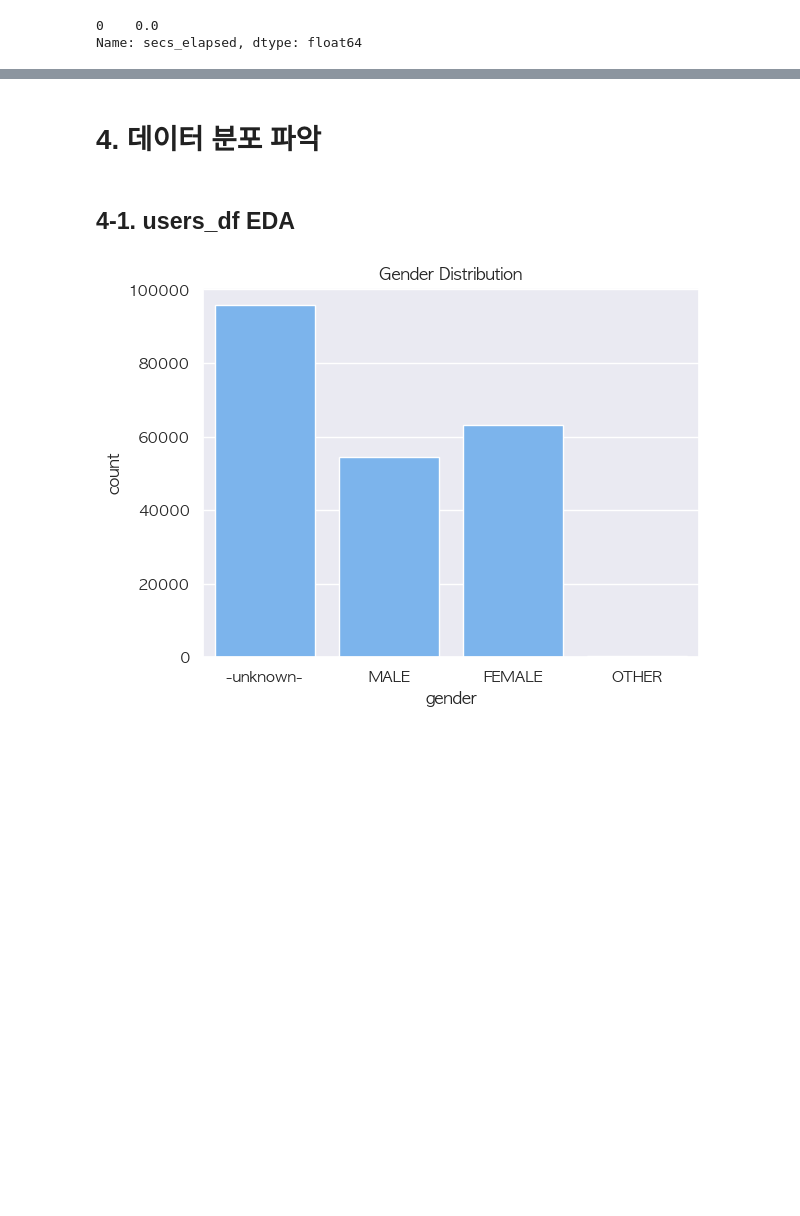
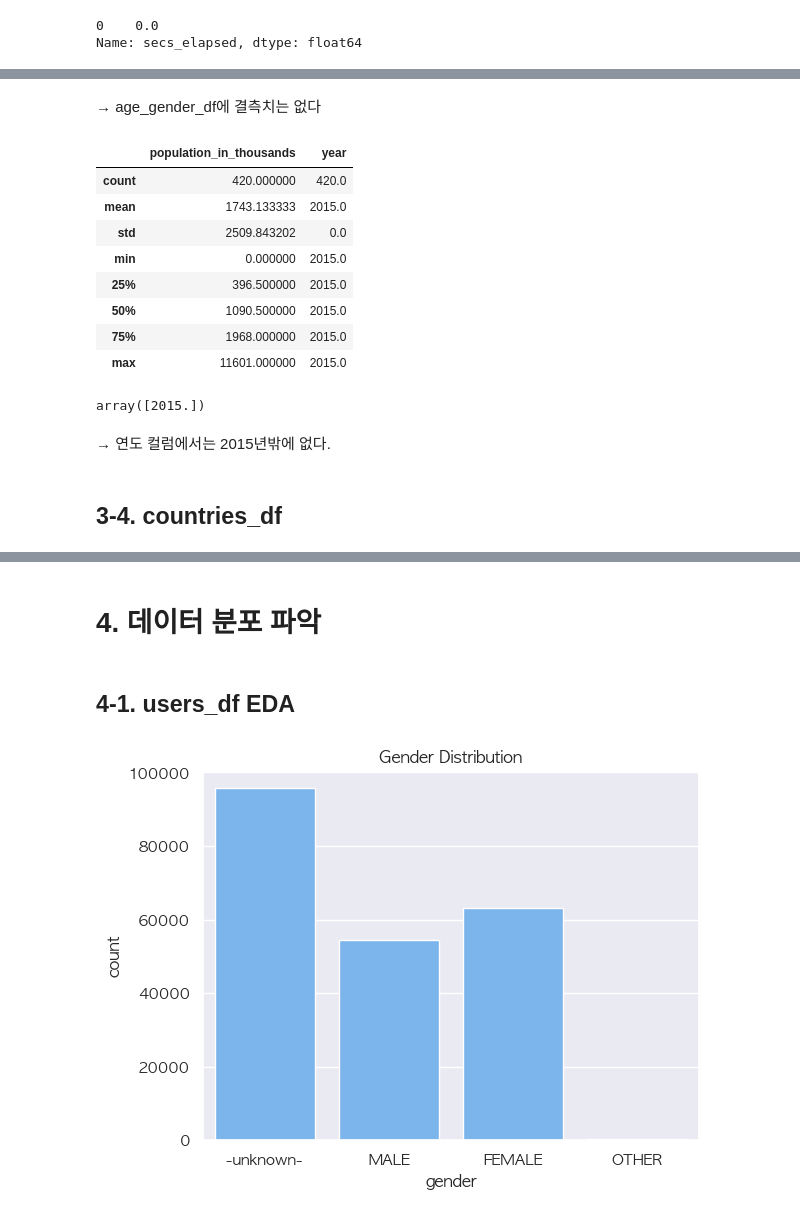
Before and after one commit to SUUYEONN/DevCourse_Final_project, a Jupyter notebook: SYB_EDA.ipynb, the cells around one changed output, grey strips where cells are left out. Cells and saved outputs as stored; diff of their text form; code cells hidden in the pictures; blank space fills up the shorter version.

```diff
--- a/SYB_EDA.ipynb
+++ b/SYB_EDA.ipynb
@@ -303,0 +371,22 @@ Name: secs_elapsed, dtype: float64
+# %% [markdown]
+→ age_gender_df에 결측치는 없다
+# %%
+age_gender_df.describe()
+# %% [output]
+|  | population_in_thousands | year |
+| count | 420.000000 | 420.0 |
+| mean | 1743.133333 | 2015.0 |
+| std | 2509.843202 | 0.0 |
+| min | 0.000000 | 2015.0 |
+| 25% | 396.500000 | 2015.0 |
+| 50% | 1090.500000 | 2015.0 |
+| 75% | 1968.000000 | 2015.0 |
+| max | 11601.000000 | 2015.0 |
+# %%
+age_gender_df['year'].unique()
+# %% [output]
+array([2015.])
+# %% [markdown]
+→ 연도 컬럼에서는 2015년밖에 없다.
+# %% [markdown]
+## 3-4. countries_df
```
Also changed, not shown: parts of 28 cells of this notebook.
